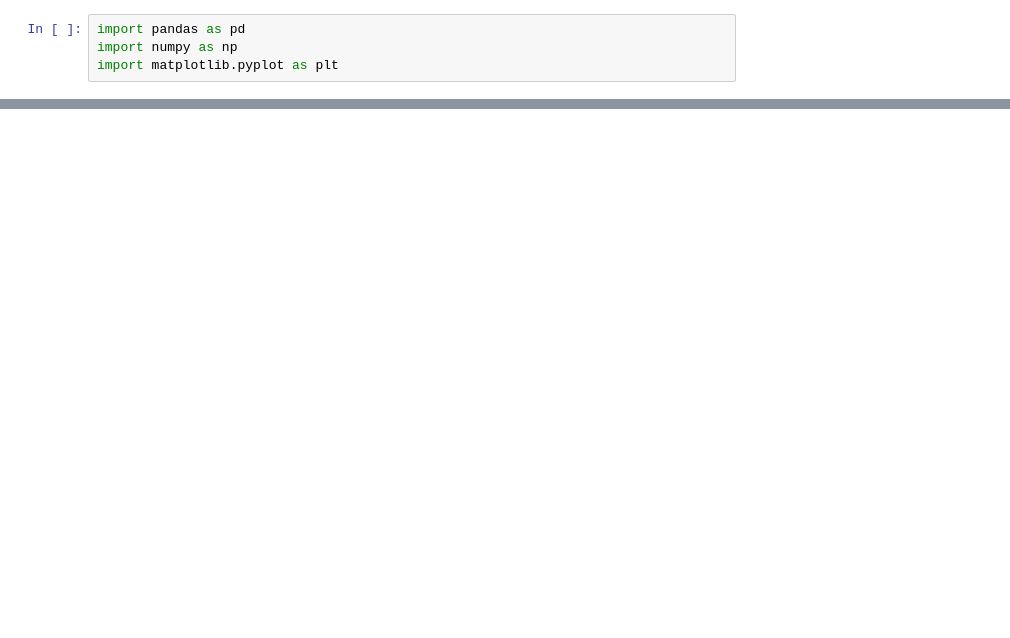
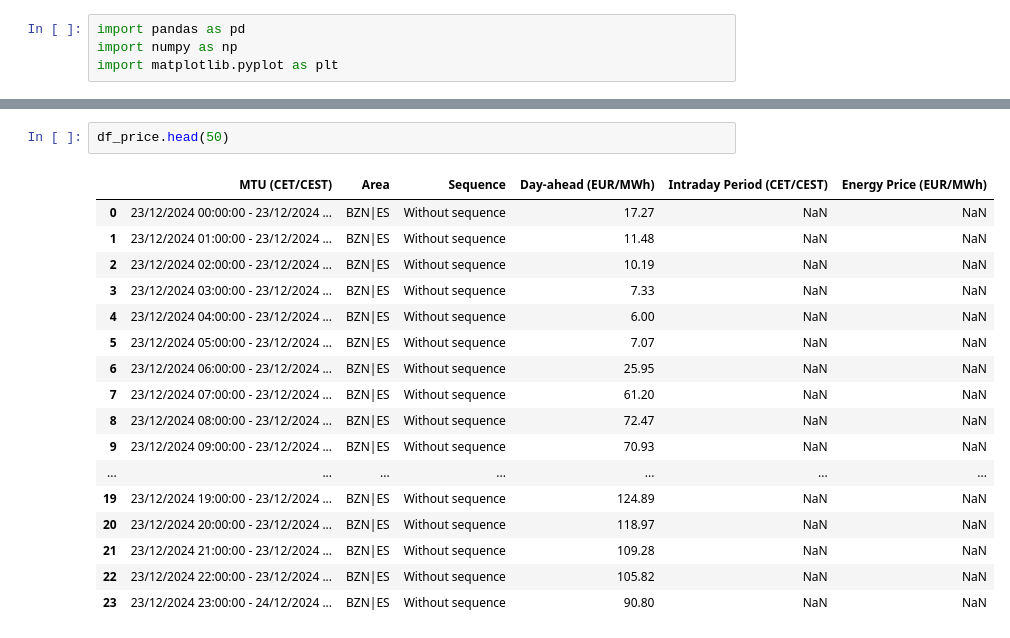
Before and after one commit to saeed-sohbatloo/Data-Engineering1-Final-Project, a Jupyter notebook: notebooks/Data Engeenering final Project.ipynb, the cells around one changed output, grey strips where cells are left out. Drawn from its saved outputs; the diff is of its cells as text; blank space fills up the shorter version.

```diff
--- a/notebooks/Data Engeenering final Project.ipynb
+++ b/notebooks/Data Engeenering final Project.ipynb
@@ -80,0 +55,20 @@ df_gen.head(50)
+# %%
+df_price.head(50)
+# %% [output]
+|  | MTU (CET/CEST) | Area | Sequence | Day-ahead (EUR/MWh) | Intraday Period (CET/CEST) | Energy Price (EUR/MWh) |
+| 0 | 23/12/2024 00:00:00 - 23/12/2024 ... | BZN|ES | Without sequence | 17.27 | NaN | NaN |
+| 1 | 23/12/2024 01:00:00 - 23/12/2024 ... | BZN|ES | Without sequence | 11.48 | NaN | NaN |
+| 2 | 23/12/2024 02:00:00 - 23/12/2024 ... | BZN|ES | Without sequence | 10.19 | NaN | NaN |
+| 3 | 23/12/2024 03:00:00 - 23/12/2024 ... | BZN|ES | Without sequence | 7.33 | NaN | NaN |
+| 4 | 23/12/2024 04:00:00 - 23/12/2024 ... | BZN|ES | Without sequence | 6.00 | NaN | NaN |
+| 5 | 23/12/2024 05:00:00 - 23/12/2024 ... | BZN|ES | Without sequence | 7.07 | NaN | NaN |
+| 6 | 23/12/2024 06:00:00 - 23/12/2024 ... | BZN|ES | Without sequence | 25.95 | NaN | NaN |
+| 7 | 23/12/2024 07:00:00 - 23/12/2024 ... | BZN|ES | Without sequence | 61.20 | NaN | NaN |
+| 8 | 23/12/2024 08:00:00 - 23/12/2024 ... | BZN|ES | Without sequence | 72.47 | NaN | NaN |
+| 9 | 23/12/2024 09:00:00 - 23/12/2024 ... | BZN|ES | Without sequence | 70.93 | NaN | NaN |
+| ... | ... | ... | ... | ... | ... | ... |
+| 19 | 23/12/2024 19:00:00 - 23/12/2024 ... | BZN|ES | Without sequence | 124.89 | NaN | NaN |
+| 20 | 23/12/2024 20:00:00 - 23/12/2024 ... | BZN|ES | Without sequence | 118.97 | NaN | NaN |
+| 21 | 23/12/2024 21:00:00 - 23/12/2024 ... | BZN|ES | Without sequence | 109.28 | NaN | NaN |
+| 22 | 23/12/2024 22:00:00 - 23/12/2024 ... | BZN|ES | Without sequence | 105.82 | NaN | NaN |
+| 23 | 23/12/2024 23:00:00 - 24/12/2024 ... | BZN|ES | Without sequence | 90.80 | NaN | NaN |
```
Also changed, not shown: parts of 4 cells of this notebook, 7 other files.
